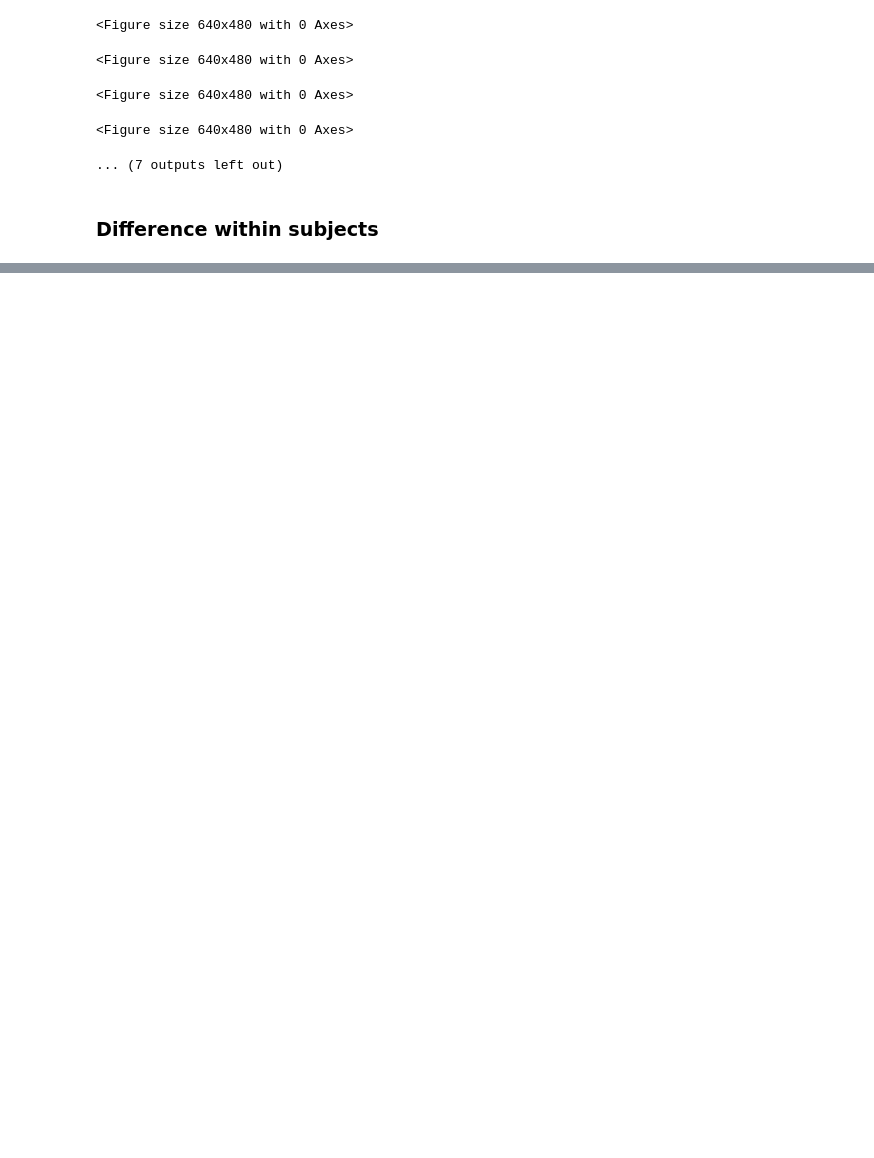
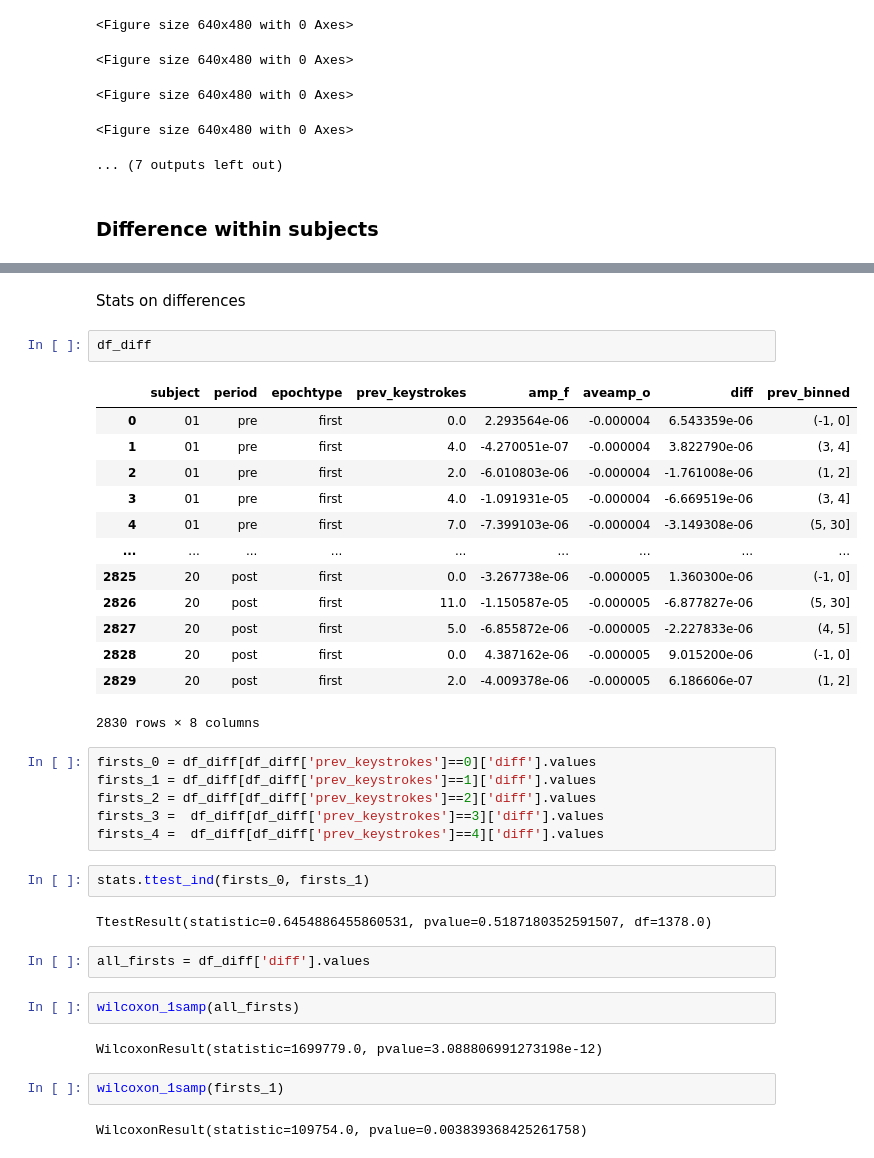
Before and after one commit to haiqin-zhang/AM-EEG, a Jupyter notebook: analysis_error/surprisal_mapchange_corr_diffs.ipynb, the cells around one changed output, grey strips where cells are left out. Drawn from its saved outputs; the diff is of its cells as text; blank space fills up the shorter version.

```diff
--- a/analysis_error/surprisal_mapchange_corr_diffs.ipynb
+++ b/analysis_error/surprisal_mapchange_corr_diffs.ipynb
@@ -391,0 +406,38 @@ df_diff['diff'] = df_diff['amp_f']-df_diff['aveamp_o']
+# %% [markdown]
+Stats on differences
+# %%
+df_diff
+# %% [output]
+|  | subject | period | epochtype | prev_keystrokes | amp_f | aveamp_o | diff | prev_binned |
+| 0 | 01 | pre | first | 0.0 | 2.293564e-06 | -0.000004 | 6.543359e-06 | (-1, 0] |
+| 1 | 01 | pre | first | 4.0 | -4.270051e-07 | -0.000004 | 3.822790e-06 | (3, 4] |
+| 2 | 01 | pre | first | 2.0 | -6.010803e-06 | -0.000004 | -1.761008e-06 | (1, 2] |
+| 3 | 01 | pre | first | 4.0 | -1.091931e-05 | -0.000004 | -6.669519e-06 | (3, 4] |
+| 4 | 01 | pre | first | 7.0 | -7.399103e-06 | -0.000004 | -3.149308e-06 | (5, 30] |
+| ... | ... | ... | ... | ... | ... | ... | ... | ... |
+| 2825 | 20 | post | first | 0.0 | -3.267738e-06 | -0.000005 | 1.360300e-06 | (-1, 0] |
+| 2826 | 20 | post | first | 11.0 | -1.150587e-05 | -0.000005 | -6.877827e-06 | (5, 30] |
+| 2827 | 20 | post | first | 5.0 | -6.855872e-06 | -0.000005 | -2.227833e-06 | (4, 5] |
+| 2828 | 20 | post | first | 0.0 | 4.387162e-06 | -0.000005 | 9.015200e-06 | (-1, 0] |
+| 2829 | 20 | post | first | 2.0 | -4.009378e-06 | -0.000005 | 6.186606e-07 | (1, 2] |
+2830 rows × 8 columns
+# %%
+firsts_0 = df_diff[df_diff['prev_keystrokes']==0]['diff'].values
+firsts_1 = df_diff[df_diff['prev_keystrokes']==1]['diff'].values
+firsts_2 = df_diff[df_diff['prev_keystrokes']==2]['diff'].values
+firsts_3 =  df_diff[df_diff['prev_keystrokes']==3]['diff'].values
+firsts_4 =  df_diff[df_diff['prev_keystrokes']==4]['diff'].values
+# %%
+stats.ttest_ind(firsts_0, firsts_1)
+# %% [output]
+TtestResult(statistic=0.6454886455860531, pvalue=0.5187180352591507, df=1378.0)
+# %%
+all_firsts = df_diff['diff'].values
+# %%
+wilcoxon_1samp(all_firsts)
+# %% [output]
+WilcoxonResult(statistic=1699779.0, pvalue=3.088806991273198e-12)
+# %%
+wilcoxon_1samp(firsts_1)
+# %% [output]
+WilcoxonResult(statistic=109754.0, pvalue=0.003839368425261758)
```
Also changed, not shown: parts of 10 cells of this notebook, 3 other files.
